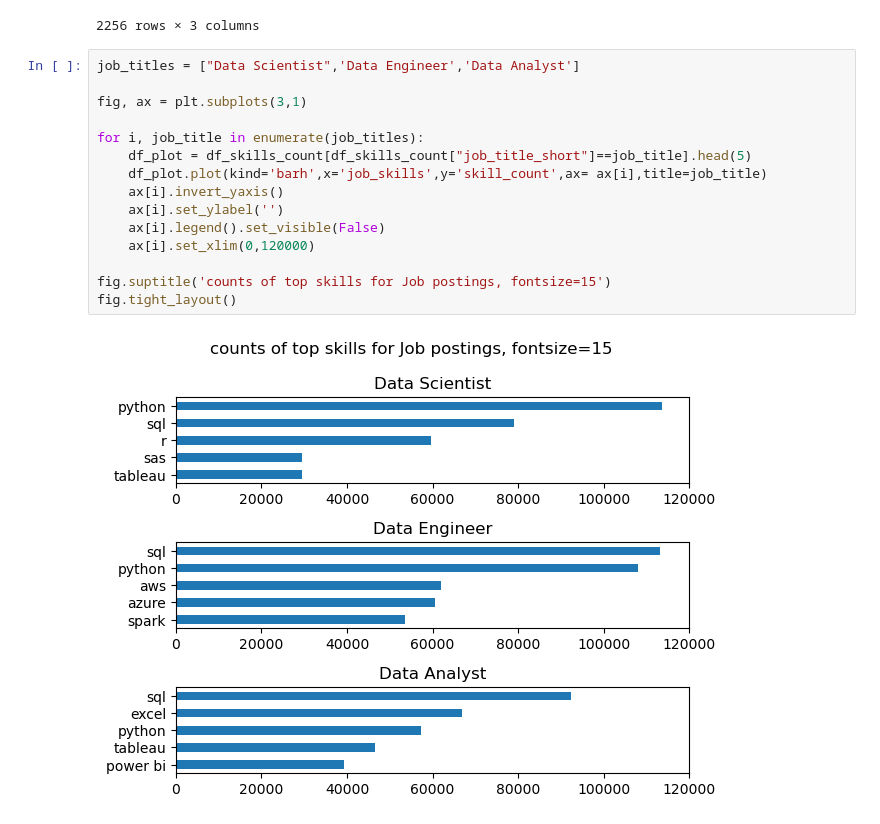
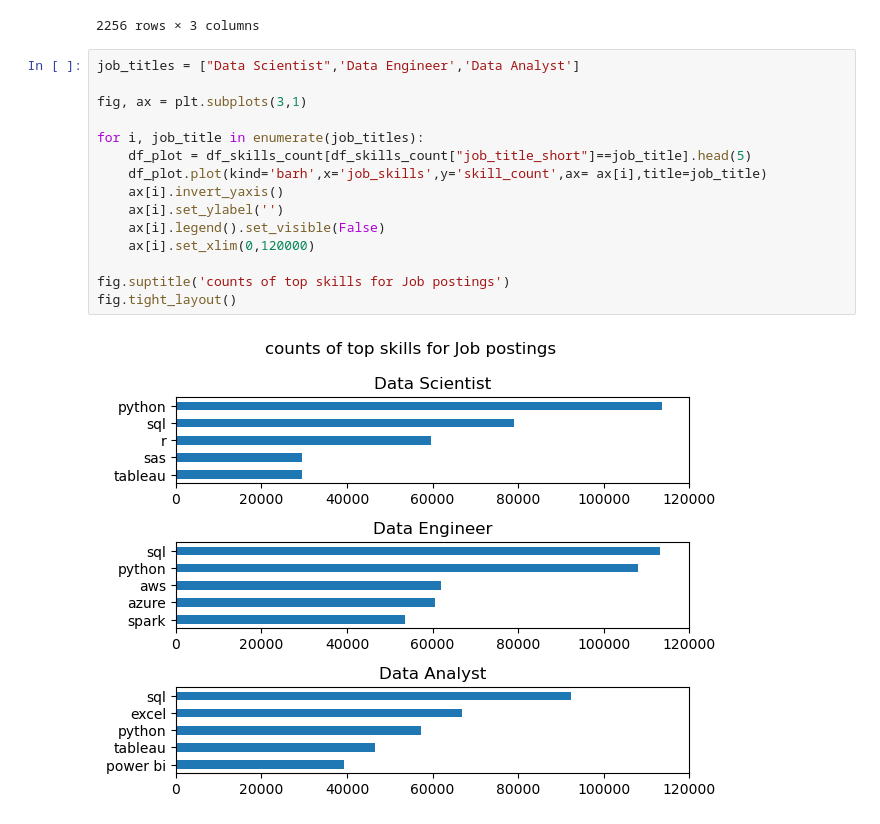
Before and after one commit to SarikaL-J/Python_Project, a Jupyter notebook: 2_Advanced_python/12_Matplotlib_format_charts.ipynb, the cells around one changed output. Saved outputs shown, nothing was run; the diff lists cells and outputs as text.

```diff
--- a/2_Advanced_python/12_Matplotlib_format_charts.ipynb
+++ b/2_Advanced_python/12_Matplotlib_format_charts.ipynb
@@ -48,17 +48,17 @@ df_skills_count
 # %%
 job_titles = ["Data Scientist",'Data Engineer','Data Analyst']
 
 fig, ax = plt.subplots(3,1)
 
 for i, job_title in enumerate(job_titles):
     df_plot = df_skills_count[df_skills_count["job_title_short"]==job_title].head(5)
     df_plot.plot(kind='barh',x='job_skills',y='skill_count',ax= ax[i],title=job_title)
     ax[i].invert_yaxis()
     ax[i].set_ylabel('')
     ax[i].legend().set_visible(False)
     ax[i].set_xlim(0,120000)
 
-fig.suptitle('counts of top skills for Job postings, fontsize=15')
+fig.suptitle('counts of top skills for Job postings')
 fig.tight_layout()
 # %% [output]
-[figure, old version]
+[figure, new version]
```
Also changed, not shown: 1 other file.
